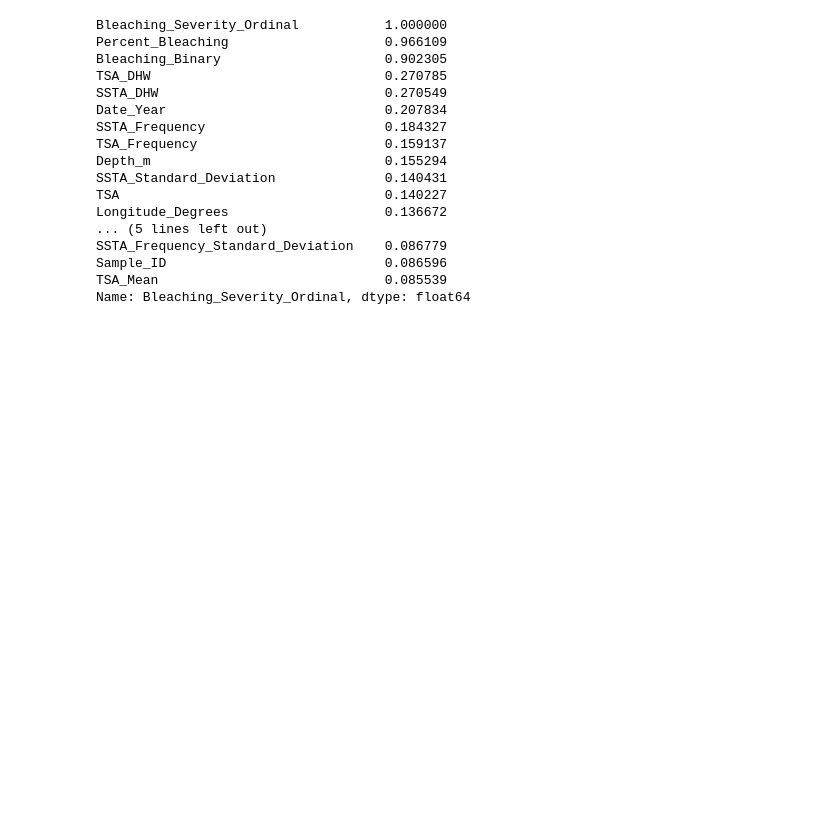
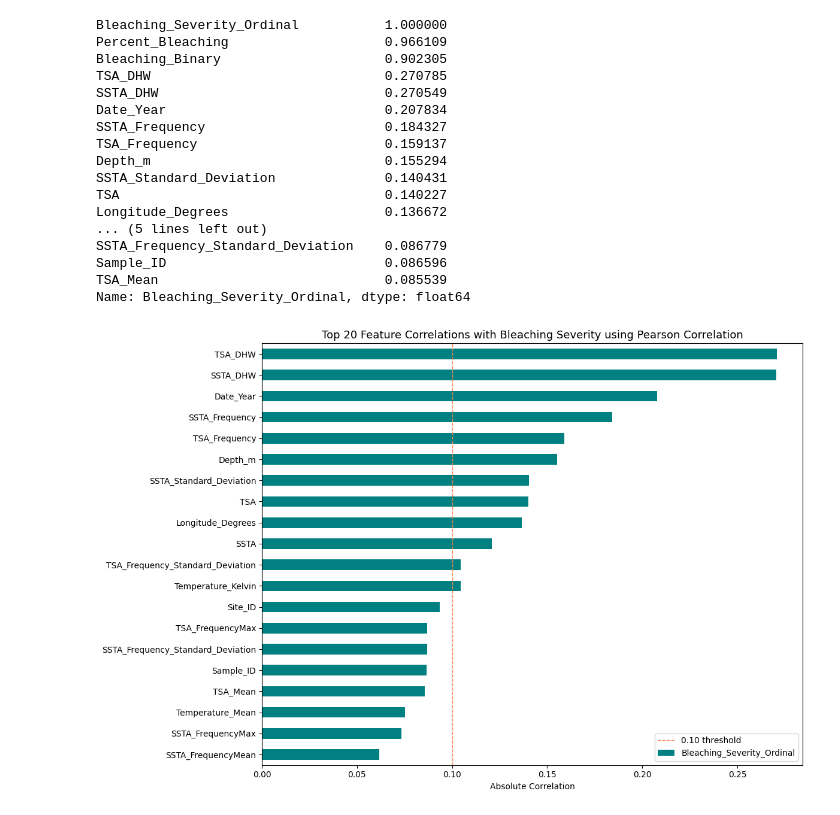
Before and after one commit to giulia-balducci/coral-bleaching-risk-analysis, a Jupyter notebook: notebooks/02_eda.ipynb, the cells around one changed output. Saved outputs shown, nothing was run; the diff lists cells and outputs as text; code cells hidden in the pictures; blank space fills up the shorter version.

Commit message:
Pearson and Spearman correlation added

```diff
--- a/notebooks/02_eda.ipynb
+++ b/notebooks/02_eda.ipynb
@@ -622,6 +622,26 @@ SSTA_Frequency_Standard_Deviation    0.086779
 Sample_ID                            0.086596
 TSA_Mean                             0.085539
 Name: Bleaching_Severity_Ordinal, dtype: float64
+# %%
+# Barplot of top 20 feature correlations with Bleaching_Severity_Ordinal
+# Percent_Bleaching, Bleaching_Binary and Bleaching_Severity_Ordinal are excluded as deriving directly from our target variable
+fig, ax = plt.subplots(figsize=(12, 8))
+
+correlations.drop(['Bleaching_Severity_Ordinal', 'Percent_Bleaching', 'Bleaching_Binary']).head(20).sort_values().plot(
+    kind='barh',
+    color=color_primary,
+    ax=ax
+)
+
+ax.set_title('Top 20 Feature Correlations with Bleaching Severity using Pearson Correlation', fontsize=13)
+ax.set_xlabel('Absolute Correlation')
+ax.axvline(x=0.10, color=color_secondary, linestyle='--', linewidth=1, label='0.10 threshold')
+ax.legend()
+plt.tight_layout()
+plt.savefig('../outputs/figures/feature_correlations_pearson.png', bbox_inches='tight')
+plt.show()
+# %% [output]
+[figure, added]
 # %% [markdown]
 The top correlations (excluding `Percent_Bleaching` and `Bleaching_Binary`, which are direct derivations of the target) are consistent with ecological expectations:
 
```
Also changed, not shown: parts of 4 cells of this notebook, 3 other files.
